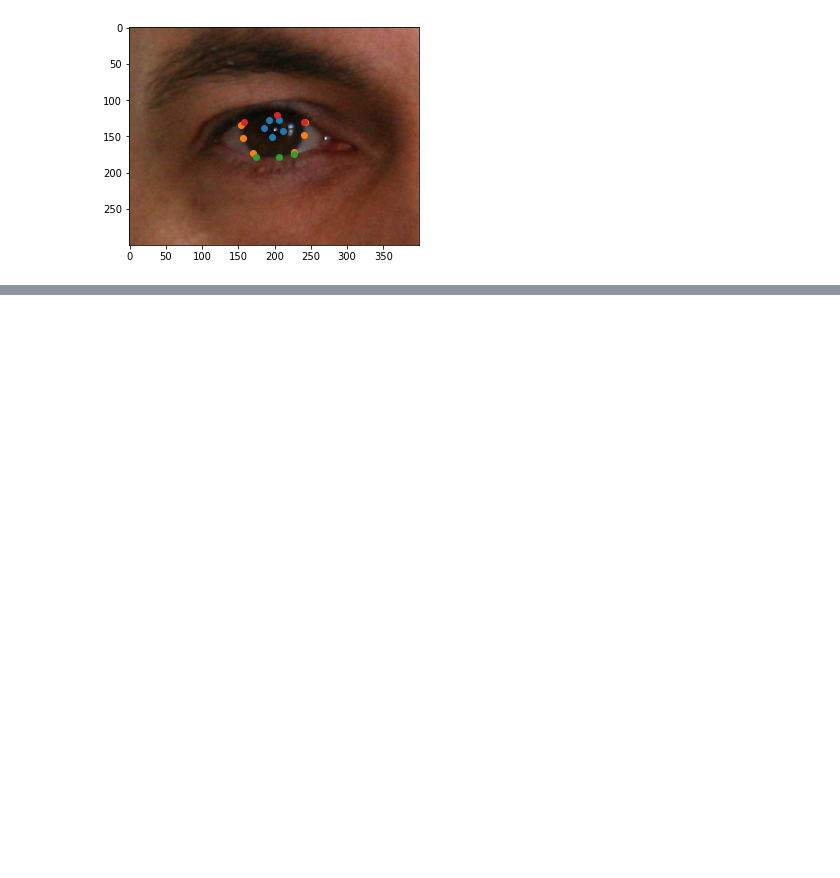
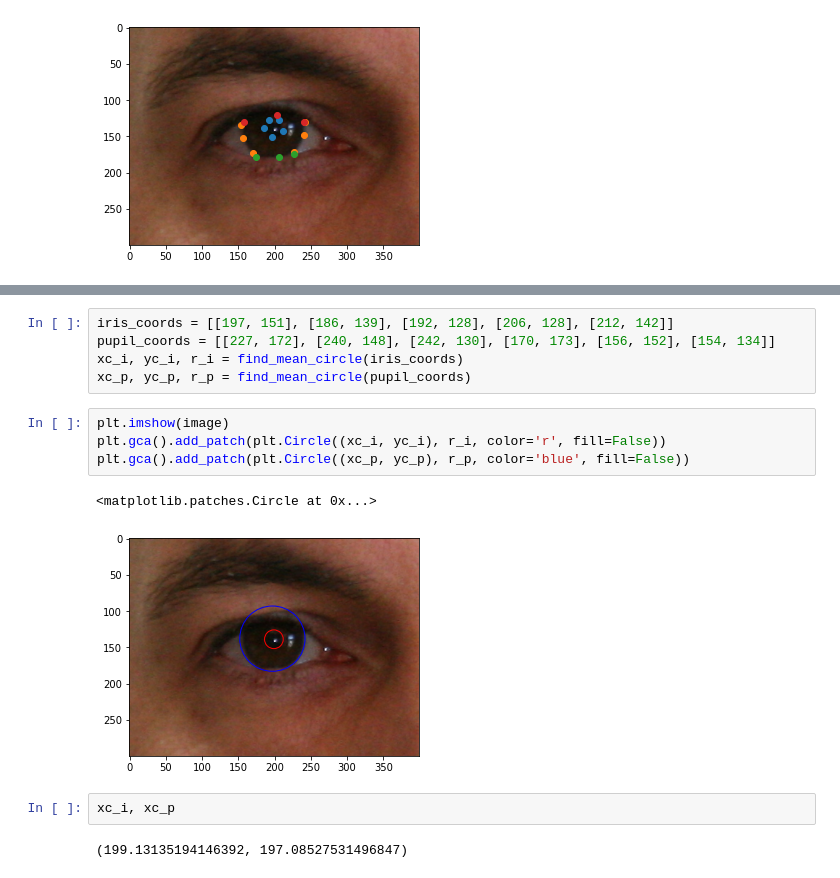
Before and after one commit to Akhilez/ml_gallery, a Jupyter notebook: ml_py/app/vision/iris_detector/test.ipynb, the cells around one changed output, grey strips where cells are left out. Drawn from its saved outputs; the diff is of its cells as text; blank space fills up the shorter version.

```diff
--- a/ml_py/app/vision/iris_detector/test.ipynb
+++ b/ml_py/app/vision/iris_detector/test.ipynb
@@ -22,0 +66,16 @@ plt.scatter([158, 204, 241], [130, 120, 130])
+# %%
+iris_coords = [[197, 151], [186, 139], [192, 128], [206, 128], [212, 142]]
+pupil_coords = [[227, 172], [240, 148], [242, 130], [170, 173], [156, 152], [154, 134]]
+xc_i, yc_i, r_i = find_mean_circle(iris_coords)
+xc_p, yc_p, r_p = find_mean_circle(pupil_coords)
+# %%
+plt.imshow(image)
+plt.gca().add_patch(plt.Circle((xc_i, yc_i), r_i, color='r', fill=False))
+plt.gca().add_patch(plt.Circle((xc_p, yc_p), r_p, color='blue', fill=False))
+# %% [output]
+<matplotlib.patches.Circle at 0x...>
+[figure, added]
+# %%
+xc_i, xc_p
+# %% [output]
+(199.13135194146392, 197.08527531496847)
```
Also changed, not shown: parts of 2 cells of this notebook.
